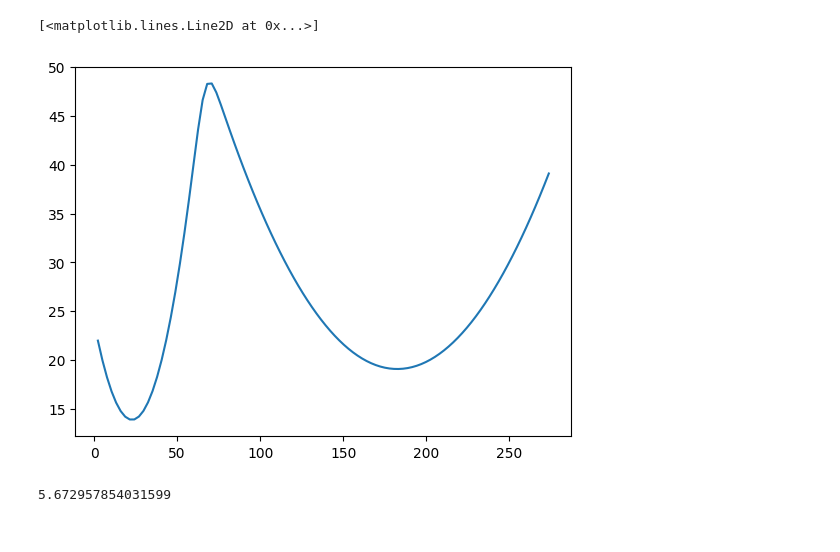
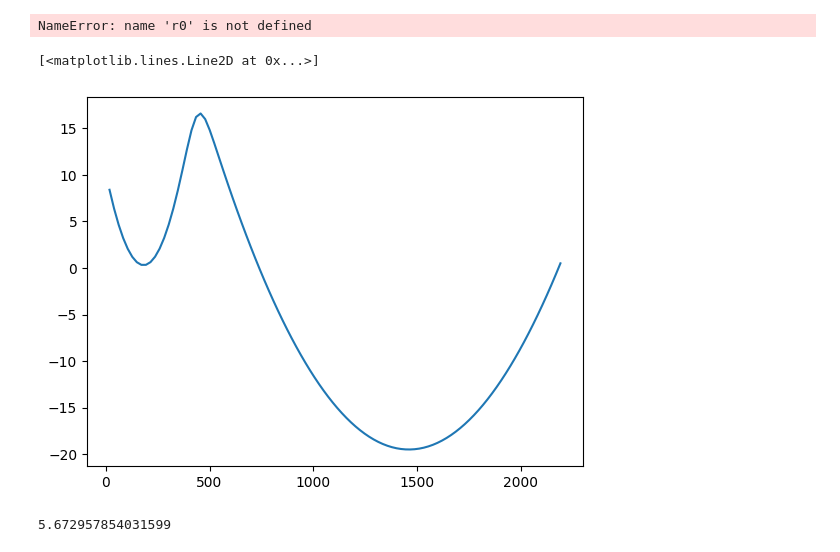
Before and after one commit to DavidDevoogdt/IMLCV, a Jupyter notebook: notebooks/plot.ipynb, the cells around one changed output. Cells and saved outputs as stored; diff of their text form; code cells hidden in the pictures.

```diff
--- a/notebooks/plot.ipynb
+++ b/notebooks/plot.ipynb
@@ -83,30 +70,37 @@ done
+# %%
+ 1.5 * (2 * r0) ** 3
+# %% [output]
+NameError: name 'r0' is not defined
 # %%
 import jax
 import jax.numpy as jnp
 import matplotlib.pyplot as plt
 
 from IMLCV.base.UnitsConstants import angstrom
 
 
-
-
 r0 = 1.501 * angstrom
 
 
-x = jnp.linspace(0.1 * ( r0) ** 3, 1.5 * (2 * r0) ** 3, 100)
+x = jnp.linspace(0.1 * (2 * r0) ** 3, 1.5 * (4 * r0) ** 3, 100)
 
 
-def gauss(v,r,a=1.0):
-    return   jnp.exp(-a*( (v-r**3)/(r**3))**2) *  (  jnp.sqrt(a) / (r**3))
+def gauss_3d(v, r0, a=1.0):
+    return jnp.exp(-a * ((v - r0**3) / (r0**3)) ** 2) * (jnp.sqrt(a) / (r0**3))
+
+
+def gauss_3d(v, r0, a=1.0, offset=0.0):
+    return jnp.exp(-a * ((v - r0**3) / (r0**3)) ** 2 + jnp.log(jnp.sqrt(a) / (r0**3)) - offset)
+
 
 def f(V):
-    return -5.0 *jnp.log( gauss(V,r0,2) + gauss(V,2*r0,16))
+    return -5.0 * jnp.log(gauss_3d(V, 2 * r0, 2) + gauss_3d(V, 4 * r0, 16, -5.0)) - 24
 
 
 plt.plot(x, f(x))
 # %% [output]
 [<matplotlib.lines.Line2D at 0x...>]
-[figure, old version]
+[figure, new version]
 # %%
 import jax.numpy as jnp
 # %%
```
Also changed, not shown: parts of 20 cells of this notebook, 8 other files.
